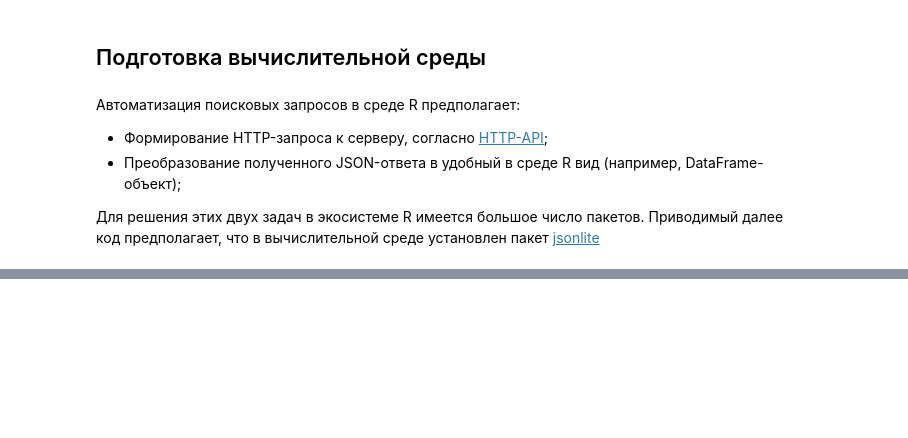
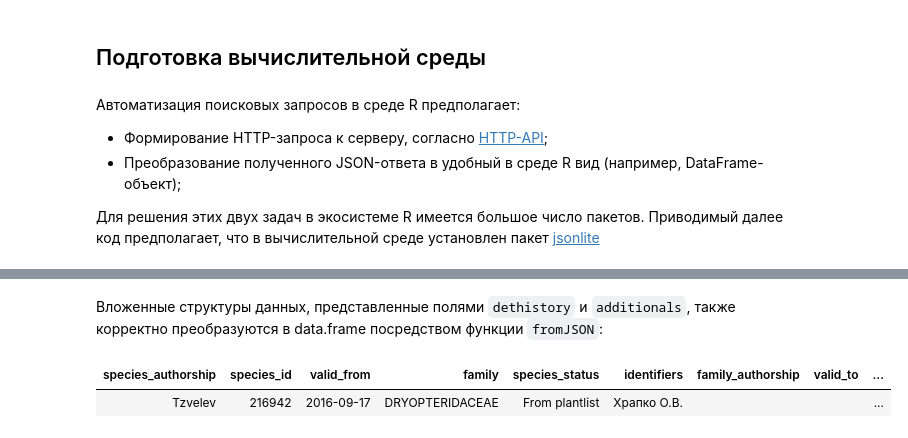
Before and after one commit to VBGI/herbs, a Jupyter notebook: herbs/docs/tutorial/R/ru/R.ipynb, the cells around one changed output, grey strips where cells are left out. Cells and saved outputs as stored; diff of their text form; code cells hidden in the pictures; blank space fills up the shorter version.

```diff
--- a/herbs/docs/tutorial/R/ru/R.ipynb
+++ b/herbs/docs/tutorial/R/ru/R.ipynb
@@ -43,0 +65,7 @@ data.frame(data$data)
+# %% [markdown]
+Вложенные структуры данных, представленные полями `dethistory` и `additionals`, также корректно преобразуются в data.frame посредством функции `fromJSON`:
+# %%
+new_data$data$dethistory
+# %% [output]
+| species_authorship | species_id | valid_from | family | species_status | identifiers | family_authorship | valid_to | ... |
+| Tzvelev | 216942 | 2016-09-17 | DRYOPTERIDACEAE | From plantlist | Храпко О.В. |  |  | ... |
```
Also changed, not shown: parts of 8 cells of this notebook.
